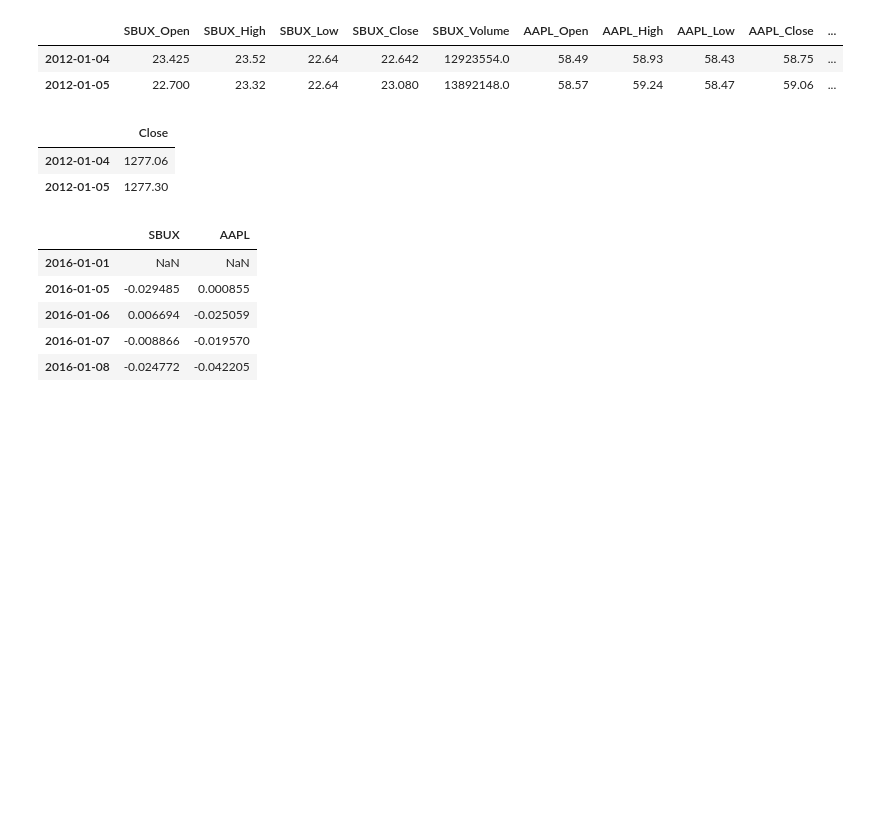
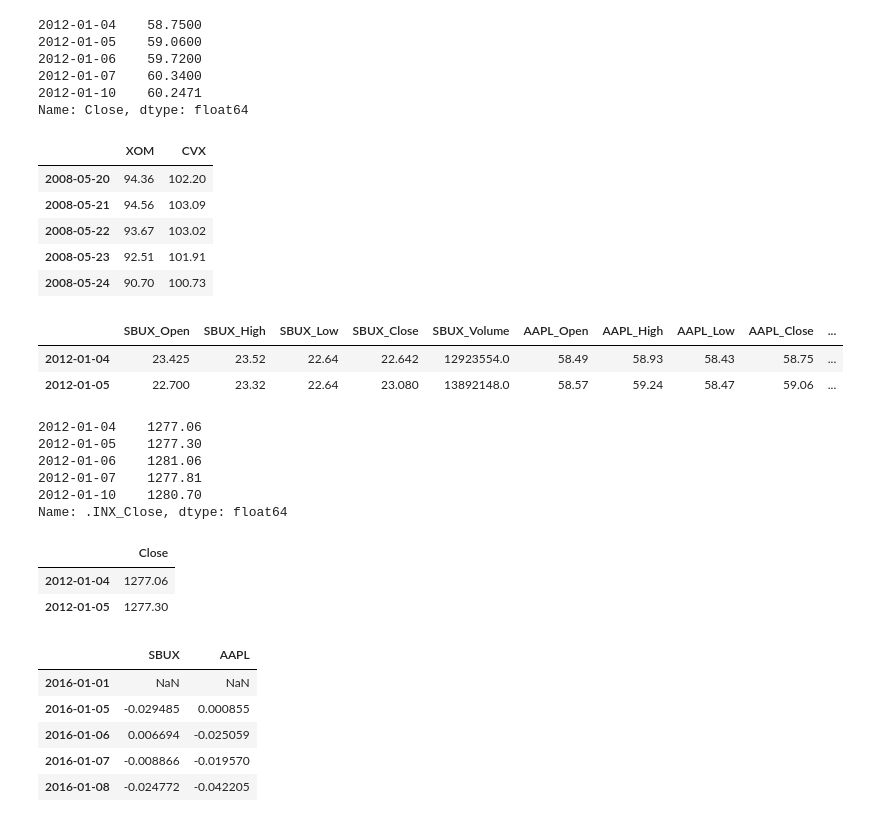
Before and after one commit to ironmanciti/quantopian, a Jupyter notebook: googlefinance client.ipynb, the cells around one changed output. Drawn from its saved outputs; the diff is of its cells as text; code cells hidden in the pictures; blank space fills up the shorter version.

```diff
--- a/googlefinance client.ipynb
+++ b/googlefinance client.ipynb
@@ -11,9 +11,38 @@ import pandas as pd
 # }
 start = pd.to_datetime('2012-01-01')
 end = pd.to_datetime('2015-01-01')
-df = pd.DataFrame(get_price_data({'q': "AAPL", 'i': "86400", 'x': "NASD", 'p': "20Y" }))['Close'].loc[start : end]
-df.index = pd.to_datetime(df.index.date)
-df = pd.DataFrame(df.values, columns=['AAPL'])
+price = get_price_data({'q': "AAPL", 'i': "86400", 'x': "NASD", 'p': "20Y" })['Close'].loc[start : end]
+price.index = pd.to_datetime(price.index.date)
+#price = pd.DataFrame(price.values, columns=['Close'], index=price.index)
+price.head()
+# %% [output]
+2012-01-04    58.7500
+2012-01-05    59.0600
+2012-01-06    59.7200
+2012-01-07    60.3400
+2012-01-10    60.2471
+Name: Close, dtype: float64
+# %%
+# Two stocks
+stock1 = "XOM"
+stock2 = "CVX"
+start = pd.to_datetime('2003-01-01')
+end =  pd.to_datetime('2009-01-01')
+x = pd.DataFrame(
+        get_price_data({'q': stock1, 'i': "86400", 'x': "NYSE", 'p': "10Y" }))['Close'].loc[start : end]
+y =pd.DataFrame(
+        get_price_data({'q': stock2, 'i': "86400", 'x': "NYSE", 'p': "10Y" }))['Close'].loc[start : end]
+price = pd.concat([x, y], axis=1)
+price.columns = [stock1, stock2]
+price.index = pd.to_datetime(price.index.date)
+price.head()
+# %% [output]
+|  | XOM | CVX |
+| 2008-05-20 | 94.36 | 102.20 |
+| 2008-05-21 | 94.56 | 103.09 |
+| 2008-05-22 | 93.67 | 103.02 |
+| 2008-05-23 | 92.51 | 101.91 |
+| 2008-05-24 | 90.70 | 100.73 |
 # %%
 # Multiple stocks
 start = pd.to_datetime('2012-01-01')
@@ -32,6 +61,20 @@ df.head(2)
 |  | SBUX_Open | SBUX_High | SBUX_Low | SBUX_Close | SBUX_Volume | AAPL_Open | AAPL_High | AAPL_Low | AAPL_Close | ... |
 | 2012-01-04 | 23.425 | 23.52 | 22.64 | 22.642 | 12923554.0 | 58.49 | 58.93 | 58.43 | 58.75 | ... |
 | 2012-01-05 | 22.700 | 23.32 | 22.64 | 23.080 | 13892148.0 | 58.57 | 59.24 | 58.47 | 59.06 | ... |
+# %%
+start = pd.to_datetime('2012-01-01')
+end = pd.to_datetime('2014-12-31')     # Be cautious
+df = get_prices_data( [{'q': ".INX", 'x': "INDEXSP",}], "20Y")     #{'q': "DAX", 'x': "INDEXDB",}
+df.index = pd.to_datetime(df.index)
+df = df['.INX_Close'].loc[start:end]
+df.head()
+# %% [output]
+2012-01-04    1277.06
+2012-01-05    1277.30
+2012-01-06    1281.06
+2012-01-07    1277.81
+2012-01-10    1280.70
+Name: .INX_Close, dtype: float64
 # %%
 # params_INDEX = [
 #     # S&P 500
```
Also changed, not shown: parts of 2 cells of this notebook, 24 other files.
